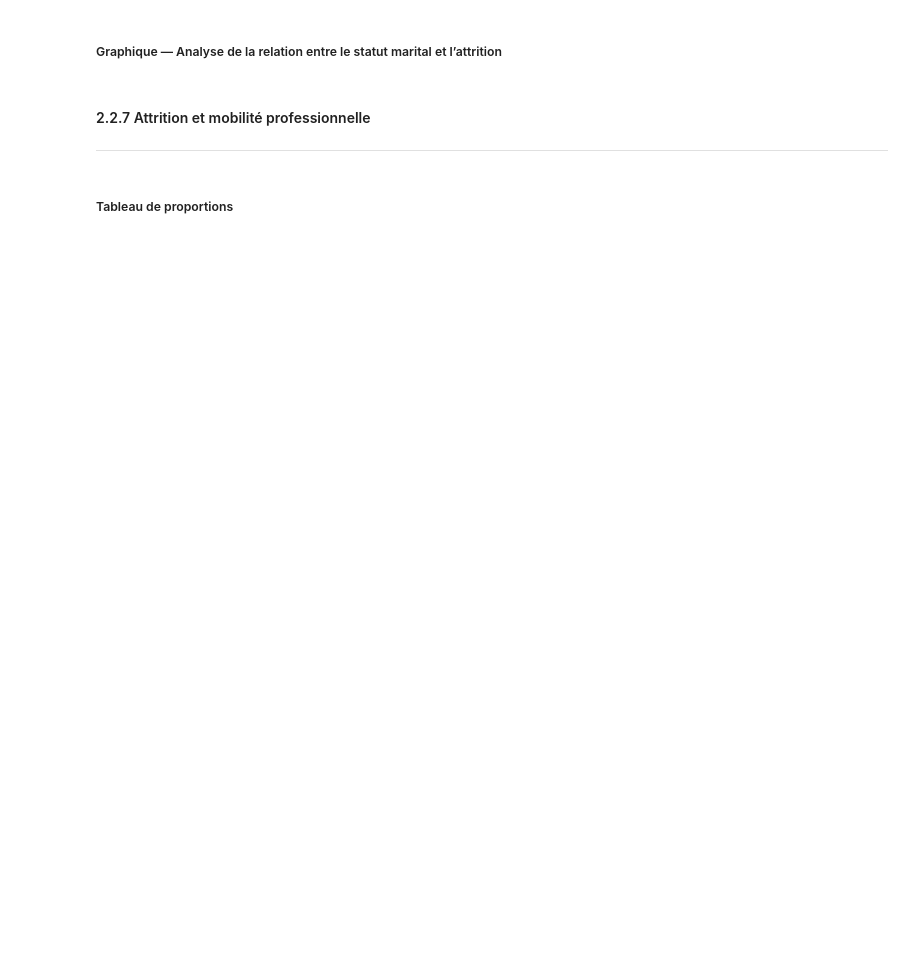
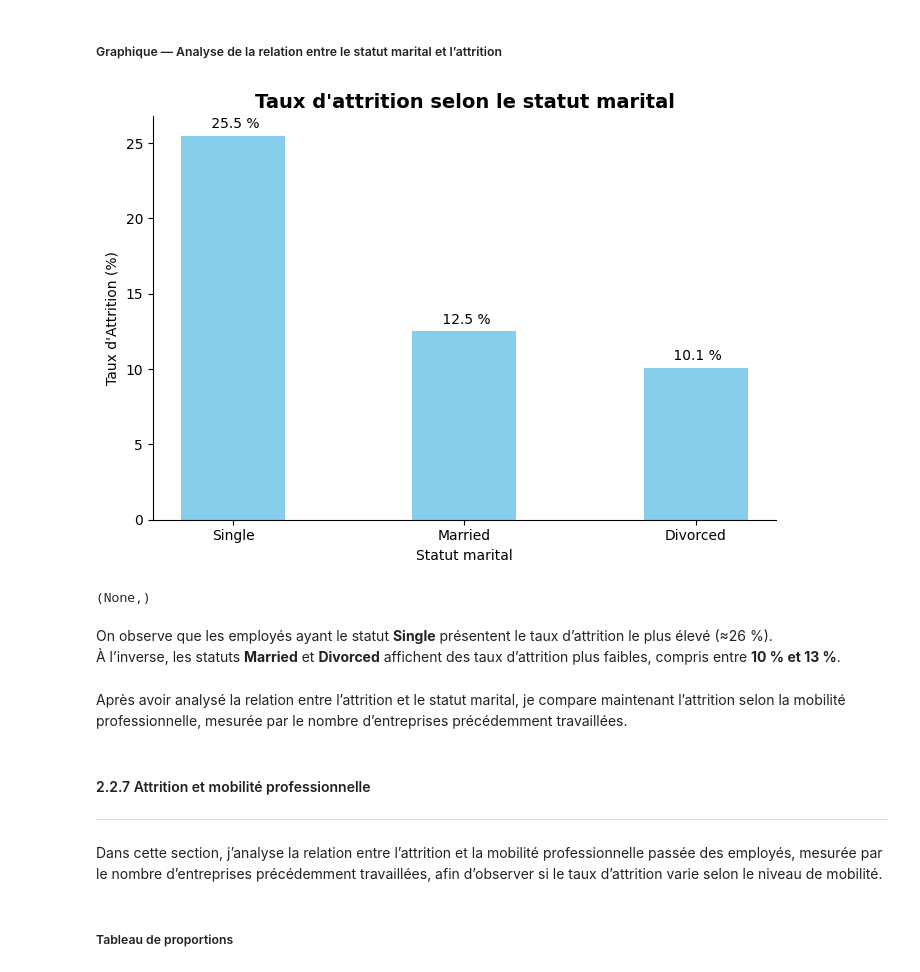
Before and after one commit to Kemuri15/employee-attrition-analysis, a Jupyter notebook: notebooks/03_axes_vie_perso.ipynb, the cells around one changed output. Cells and saved outputs as stored; diff of their text form; code cells hidden in the pictures; blank space fills up the shorter version.

Commit message:
feat : 03_axe_vie_perso : 2.Attrition done

```diff
--- a/notebooks/03_axes_vie_perso.ipynb
+++ b/notebooks/03_axes_vie_perso.ipynb
@@ -841,2 +909,17 @@ L’écart reste toutefois modéré, suggérant une différence limitée entre l
 # %% [markdown]
 ##### Tableau de proportions
+# %%
+df_maritalStatut_attrition = df_vie_perso[["MaritalStatus", "Attrition"]]
+df_maritalStatut_attrition.reset_index()
+df_maritalStatut_attrition
+
+# Calcul du groupe
+
+maritalStatus_attrition = df_maritalStatut_attrition.groupby("MaritalStatus")["Attrition"].value_counts(normalize=True).sort_values(ascending=False).round(3)*100
+maritalStatus_attrition = maritalStatus_attrition.reset_index(name="Pourcentage")
+display(maritalStatus_attrition)
+
+# Table pivot : ligne = MaritalStatut, colonne = Attrition , valeur = Pourcentage
+pivot_maritalStatus_attrition = maritalStatus_attrition.pivot(index="MaritalStatus", columns="Attrition", values="Pourcentage")
+pivot_maritalStatus_attrition = pivot_maritalStatus_attrition.sort_values("Yes", ascending=False)
+pivot_maritalStatus_attrition
@@ -843,7 +939,47 @@ L’écart reste toutefois modéré, suggérant une différence limitée entre l
 # %% [markdown]
 ##### Graphique — Analyse de la relation entre le statut marital et l’attrition
+# %%
+fig, ax = plt.subplots(figsize=(7,5))
+
+ax.spines["top"].set_visible(False)
+ax.spines['right'].set_visible(False)
+
+# Données
+
+x = np.arange(len(pivot_maritalStatus_attrition.index))
+y = pivot_maritalStatus_attrition["Yes"]
+
+# barplot
+
+bars = ax.bar(x, y, width=0.45, color="skyblue")
+
+# Affiché poucentage
+
+ax.bar_label(bars, labels=[f'{v : .1F} %' for v in y], padding=3)
+
+
+# Axes et label
+ax.set_xticks(x)
+ax.set_xticklabels(pivot_maritalStatus_attrition.index)
+
+ax.set_xlabel("Statut marital")
+ax.set_ylabel("Taux d'Attrition (%)")
+ax.set_title("Taux d'attrition selon le statut marital", fontsize=14, fontweight="bold")
+fig.tight_layout()
+
+plt.show(),
+# %% [output]
+[figure, added]
+(None,)
+# %% [markdown]
+On observe que les employés ayant le statut **Single** présentent le taux d’attrition le plus élevé (≈26 %).
+À l’inverse, les statuts **Married** et **Divorced** affichent des taux d’attrition plus faibles, compris entre **10 % et 13 %**.
+# %% [markdown]
+Après avoir analysé la relation entre l’attrition et le statut marital, je compare maintenant l’attrition selon la mobilité professionnelle, mesurée par le nombre d’entreprises précédemment travaillées.
 # %% [markdown]
 #### 2.2.7 Attrition et mobilité professionnelle
 ---
+# %% [markdown]
+Dans cette section, j’analyse la relation entre l’attrition et la mobilité professionnelle passée des employés, mesurée par le nombre d’entreprises précédemment travaillées, afin d’observer si le taux d’attrition varie selon le niveau de mobilité.
 # %% [markdown]
 ##### Tableau de proportions
```
Also changed, not shown: parts of 12 cells of this notebook.
